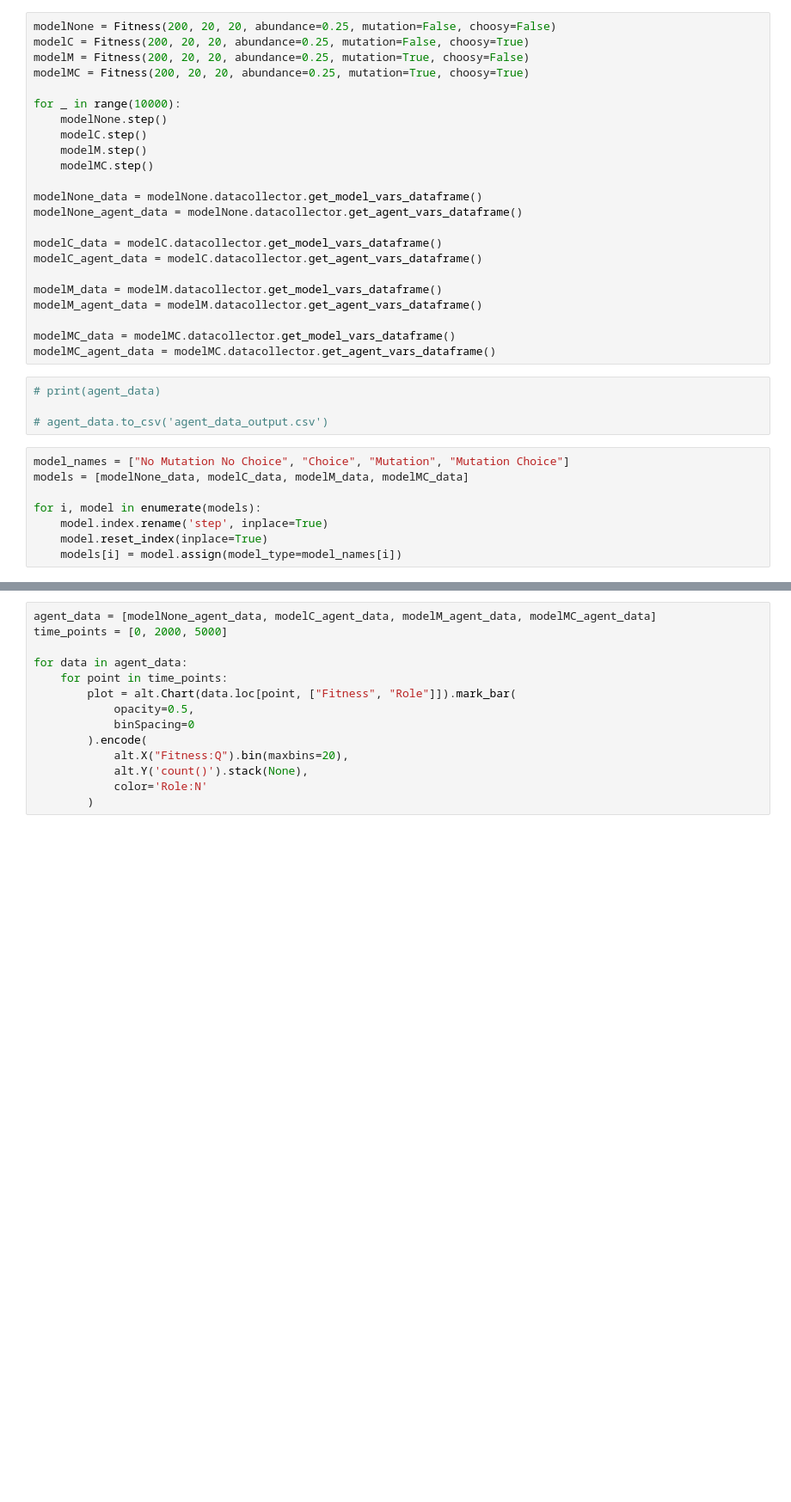
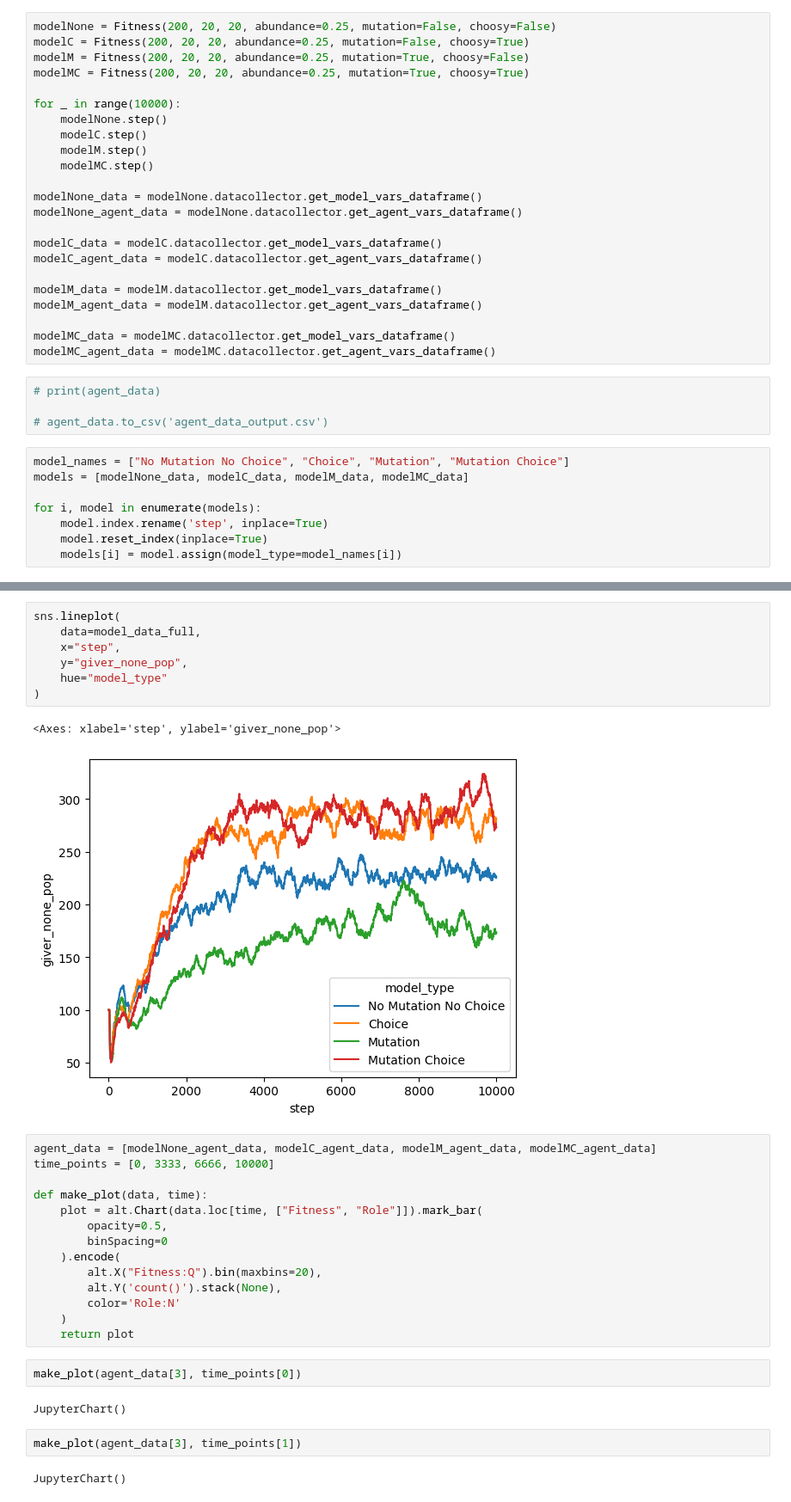
Before and after one commit to bytang/reproductive-strategies, a Jupyter notebook: doodles.ipynb, the cells around one changed output, grey strips where cells are left out. Shown at 86% size. Cells and saved outputs as stored; diff of their text form; blank space fills up the shorter version.

```diff
--- a/doodles.ipynb
+++ b/doodles.ipynb
@@ -129,14 +139,32 @@ sns.lineplot(
+# %%
+sns.lineplot(
+    data=model_data_full,
+    x="step",
+    y="giver_none_pop",
+    hue="model_type"
+)
+# %% [output]
+<Axes: xlabel='step', ylabel='giver_none_pop'>
+[figure, added]
 # %%
 agent_data = [modelNone_agent_data, modelC_agent_data, modelM_agent_data, modelMC_agent_data]
-time_points = [0, 2000, 5000]
+time_points = [0, 3333, 6666, 10000]
 
-for data in agent_data:
-    for point in time_points:
-        plot = alt.Chart(data.loc[point, ["Fitness", "Role"]]).mark_bar(
-            opacity=0.5,
-            binSpacing=0
-        ).encode(
-            alt.X("Fitness:Q").bin(maxbins=20),
-            alt.Y('count()').stack(None),
-            color='Role:N'
-        )
+def make_plot(data, time):
+    plot = alt.Chart(data.loc[time, ["Fitness", "Role"]]).mark_bar(
+        opacity=0.5,
+        binSpacing=0
+    ).encode(
+        alt.X("Fitness:Q").bin(maxbins=20),
+        alt.Y('count()').stack(None),
+        color='Role:N'
+    )
+    return plot
+# %%
+make_plot(agent_data[3], time_points[0])
+# %% [output]
+JupyterChart()
+# %%
+make_plot(agent_data[3], time_points[1])
+# %% [output]
+JupyterChart()
```
Also changed, not shown: parts of 9 cells of this notebook, 2 other files.
